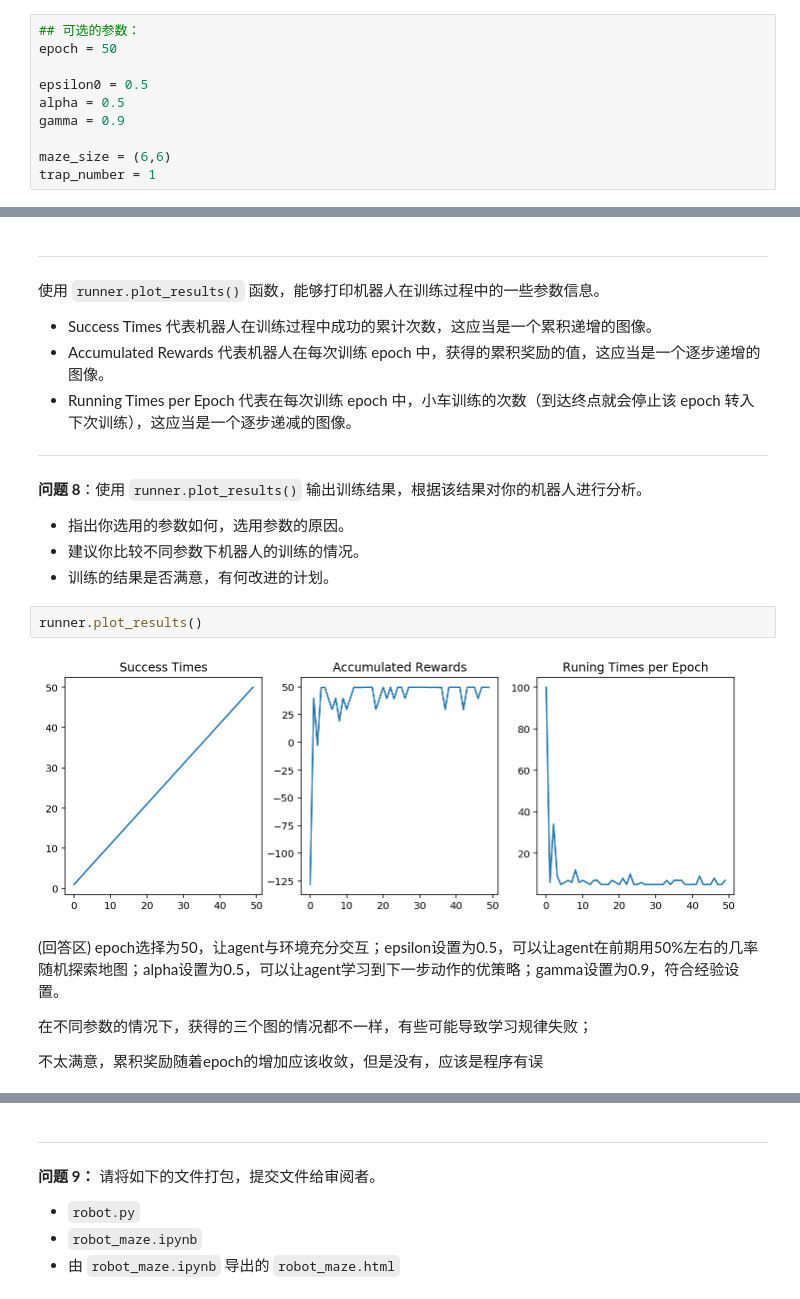
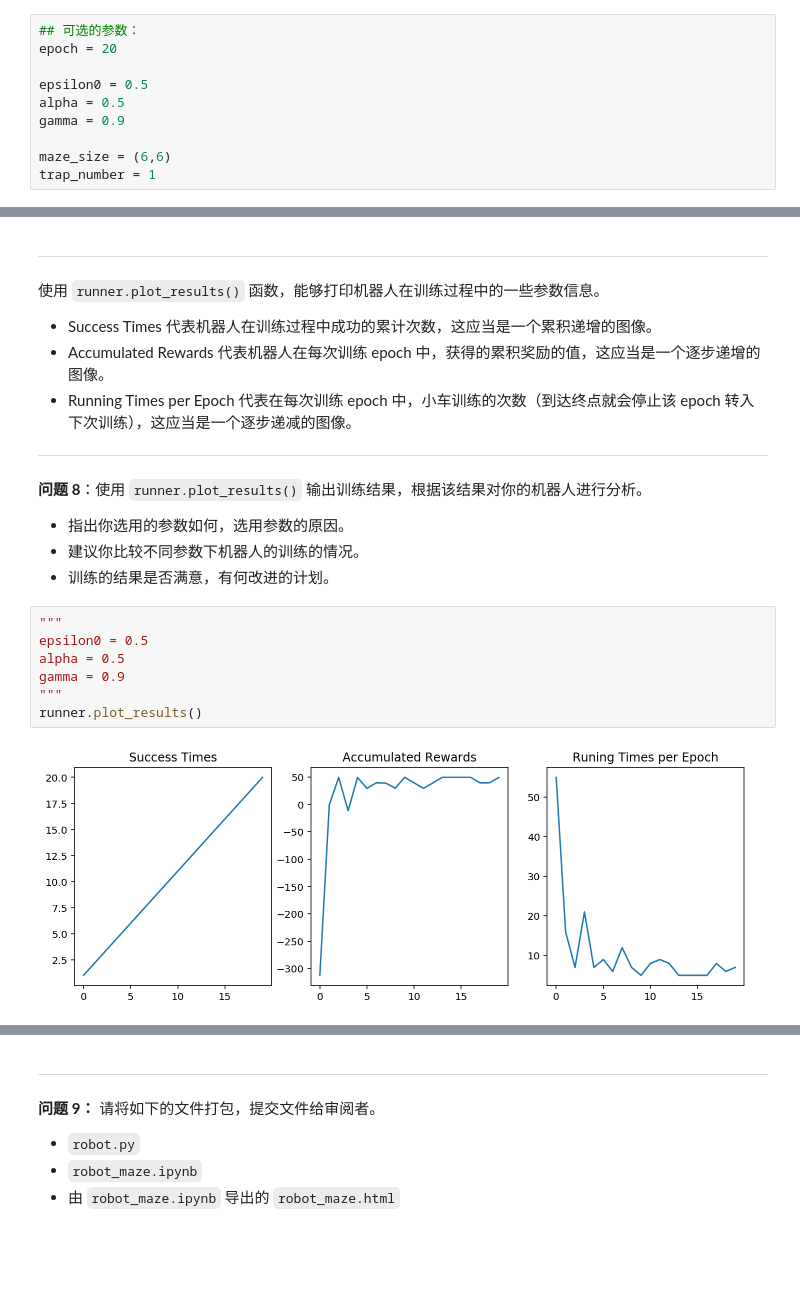
Before and after one commit to UnsteadyNightMare/robot_maze, a Jupyter notebook: robot_maze.ipynb, the cells around one changed output, grey strips where cells are left out. Saved outputs shown, nothing was run; the diff lists cells and outputs as text; blank space fills up the shorter version.

```diff
--- a/robot_maze.ipynb
+++ b/robot_maze.ipynb
@@ -282,7 +282,7 @@ Maze of size (10, 10)
     - 迷宫中陷阱的数量
 # %%
 ## 可选的参数：
-epoch = 50
+epoch = 20
 
 epsilon0 = 0.5
 alpha = 0.5
@@ -319,14 +317,12 @@ print(r.Qtable)
 - 指出你选用的参数如何，选用参数的原因。
 - 建议你比较不同参数下机器人的训练的情况。
 - 训练的结果是否满意，有何改进的计划。
-# %%
-runner.plot_results()
-# %% [output]
-[figure, removed]
-# %% [markdown]
-(回答区)
-epoch选择为50，让agent与环境充分交互；epsilon设置为0.5，可以让agent在前期用50%左右的几率随机探索地图；alpha设置为0.5，可以让agent学习到下一步动作的优策略；gamma设置为0.9，符合经验设置。
-
-在不同参数的情况下，获得的三个图的情况都不一样，有些可能导致学习规律失败；
-
-不太满意，累积奖励随着epoch的增加应该收敛，但是没有，应该是程序有误
+# %%
+"""
+epsilon0 = 0.5
+alpha = 0.5
+gamma = 0.9
+"""
+runner.plot_results()
+# %% [output]
+[figure, added]
```
Also changed, not shown: parts of 9 cells of this notebook, 2 other files.
